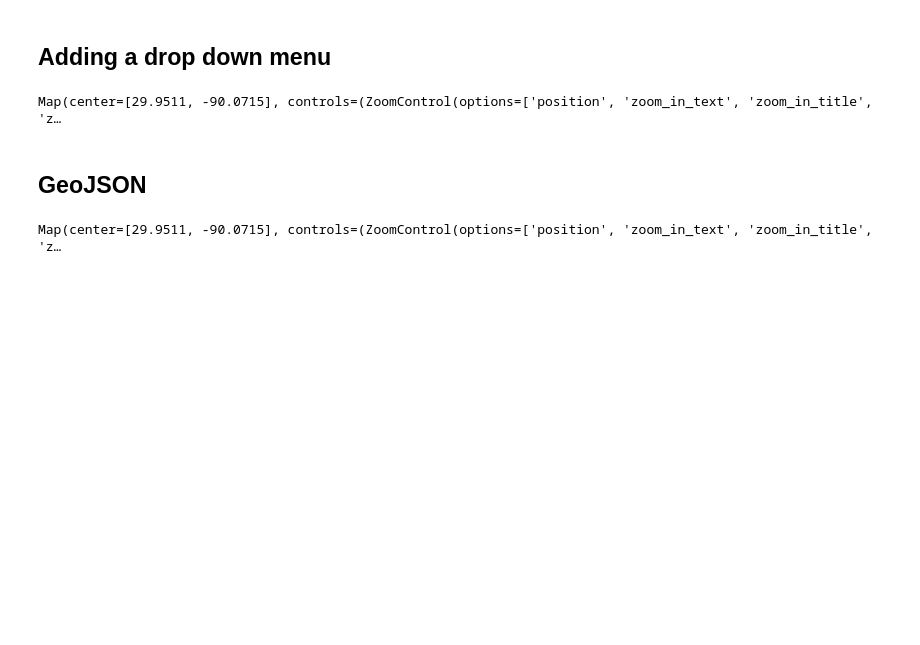
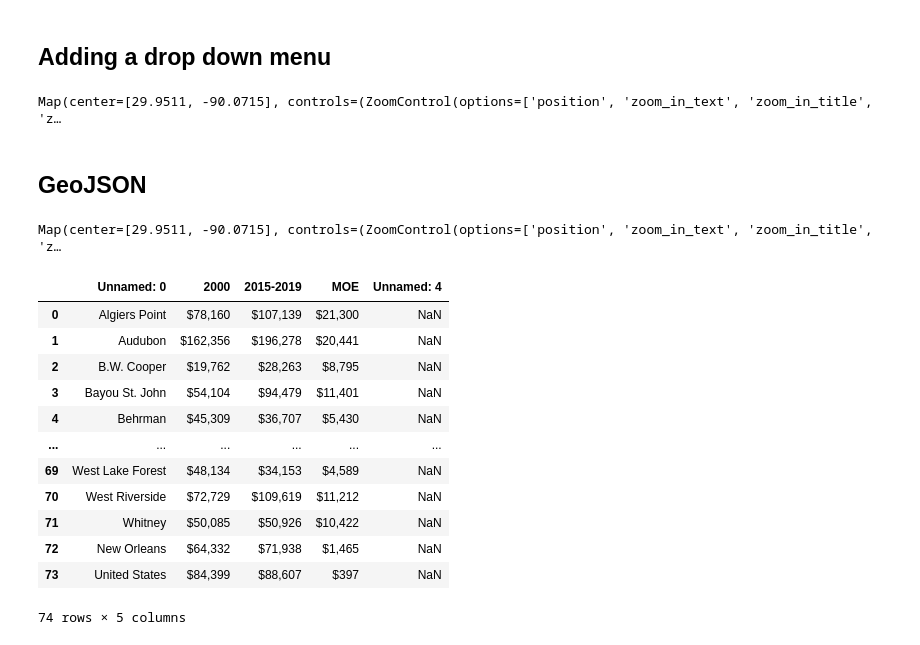
Before and after one commit to cskalla/comp490, a Jupyter notebook: sphinx/ipyleaflet_tutorial.ipynb, the cells around one changed output. Saved outputs shown, nothing was run; the diff lists cells and outputs as text; code cells hidden in the pictures; blank space fills up the shorter version.

```diff
--- a/sphinx/ipyleaflet_tutorial.ipynb
+++ b/sphinx/ipyleaflet_tutorial.ipynb
@@ -137,3 +161,22 @@ m.add_layer(geo_json)
 m
 # %% [output]
 Map(center=[29.9511, -90.0715], controls=(ZoomControl(options=['position', 'zoom_in_text', 'zoom_in_title', 'z…
+# %%
+#load in income data from csv file
+with open('Book2.csv', 'r') as f:
+    income = pd.read_csv(f, header=3)
+income
+# %% [output]
+|  | Unnamed: 0 | 2000 | 2015-2019 | MOE | Unnamed: 4 |
+| 0 | Algiers Point | $78,160 | $107,139 | $21,300 | NaN |
+| 1 | Audubon | $162,356 | $196,278 | $20,441 | NaN |
+| 2 | B.W. Cooper | $19,762 | $28,263 | $8,795 | NaN |
+| 3 | Bayou St. John | $54,104 | $94,479 | $11,401 | NaN |
+| 4 | Behrman | $45,309 | $36,707 | $5,430 | NaN |
+| ... | ... | ... | ... | ... | ... |
+| 69 | West Lake Forest | $48,134 | $34,153 | $4,589 | NaN |
+| 70 | West Riverside | $72,729 | $109,619 | $11,212 | NaN |
+| 71 | Whitney | $50,085 | $50,926 | $10,422 | NaN |
+| 72 | New Orleans | $64,332 | $71,938 | $1,465 | NaN |
+| 73 | United States | $84,399 | $88,607 | $397 | NaN |
+74 rows × 5 columns
```
Also changed, not shown: parts of 11 cells of this notebook, 5 other files.
